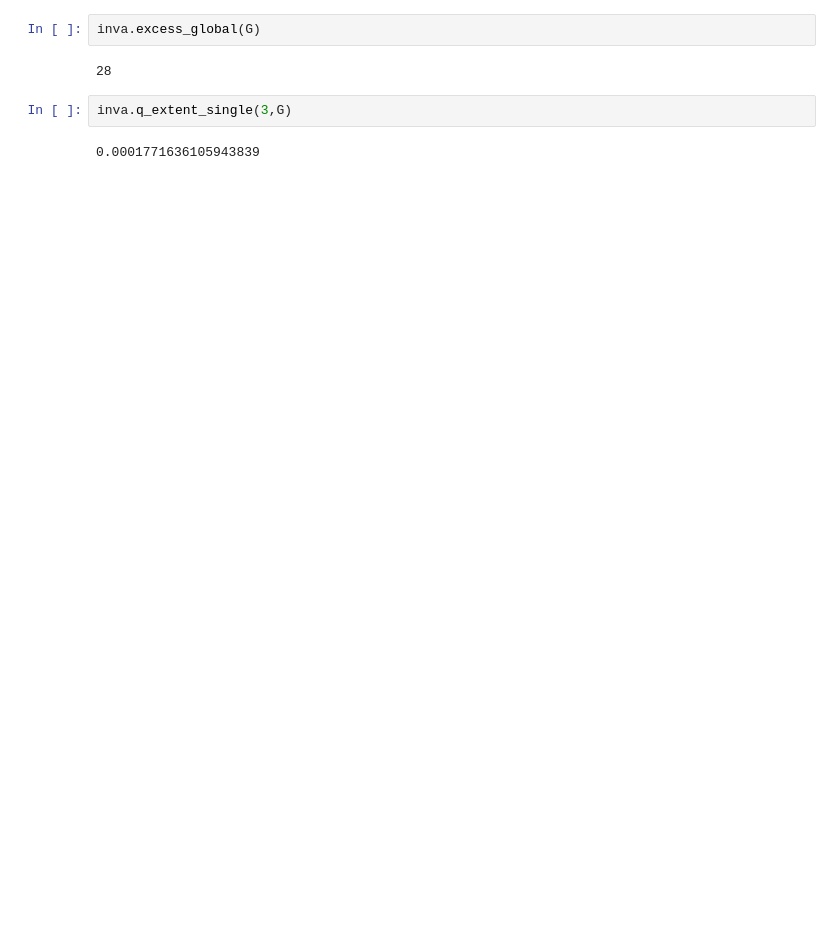
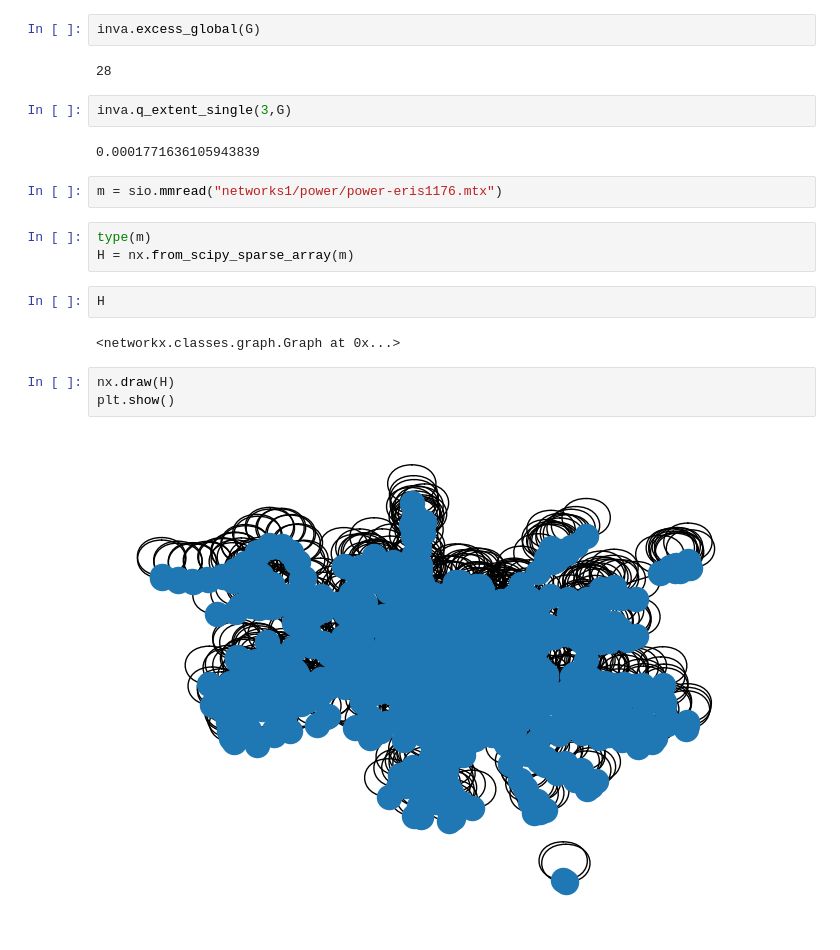
Before and after one commit to Eldadkro/ShapeOfData, a Jupyter notebook: first-runs.ipynb, the cells around one changed output. Saved outputs shown, nothing was run; the diff lists cells and outputs as text; blank space fills up the shorter version.

```diff
--- a/first-runs.ipynb
+++ b/first-runs.ipynb
@@ -148,3 +167,17 @@ inva.excess_global(G)
 inva.q_extent_single(3,G)
 # %% [output]
 0.0001771636105943839
+# %%
+m = sio.mmread("networks1/power/power-eris1176.mtx")
+# %%
+type(m)
+H = nx.from_scipy_sparse_array(m)
+# %%
+H
+# %% [output]
+<networkx.classes.graph.Graph at 0x...>
+# %%
+nx.draw(H)
+plt.show()
+# %% [output]
+[figure, added]
```
Also changed, not shown: parts of 8 cells of this notebook, 27 other files.
